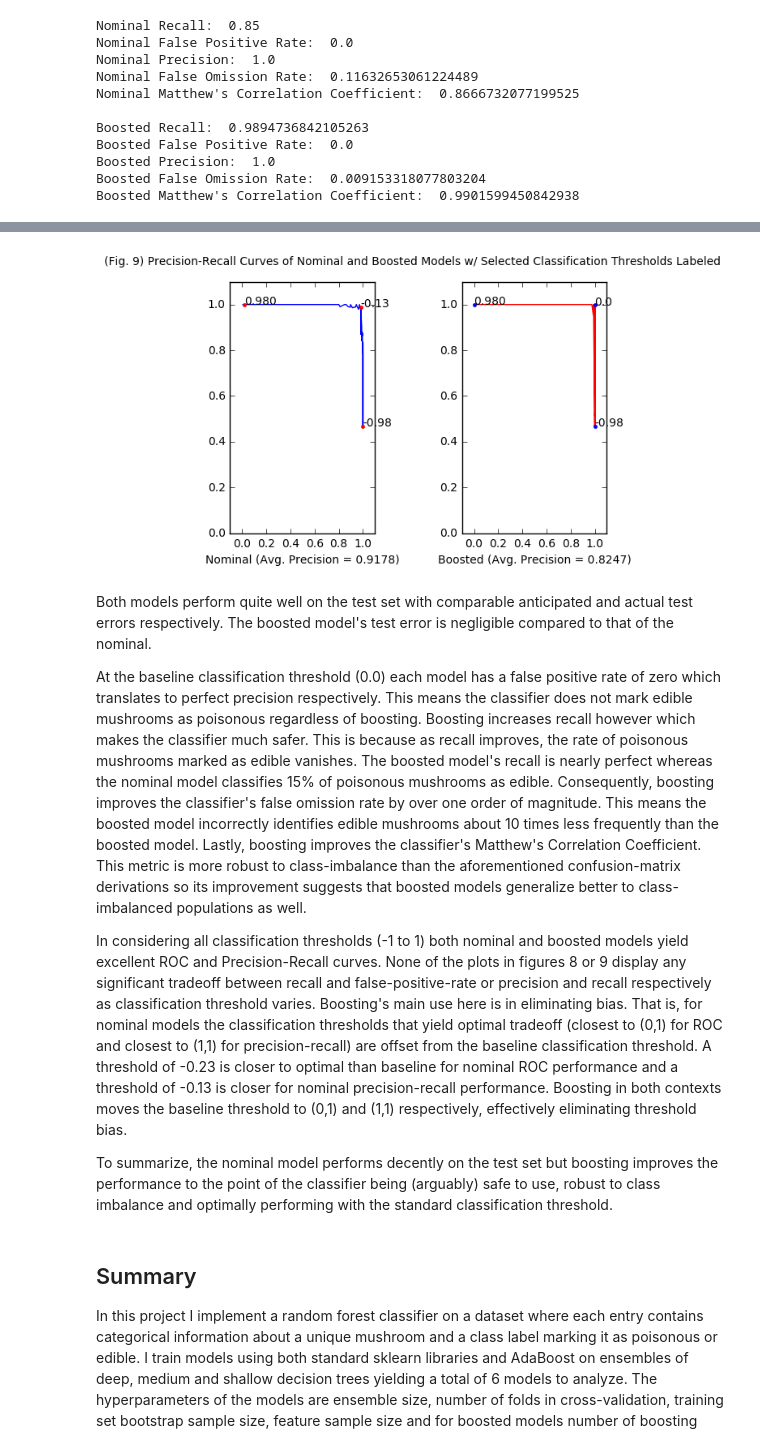
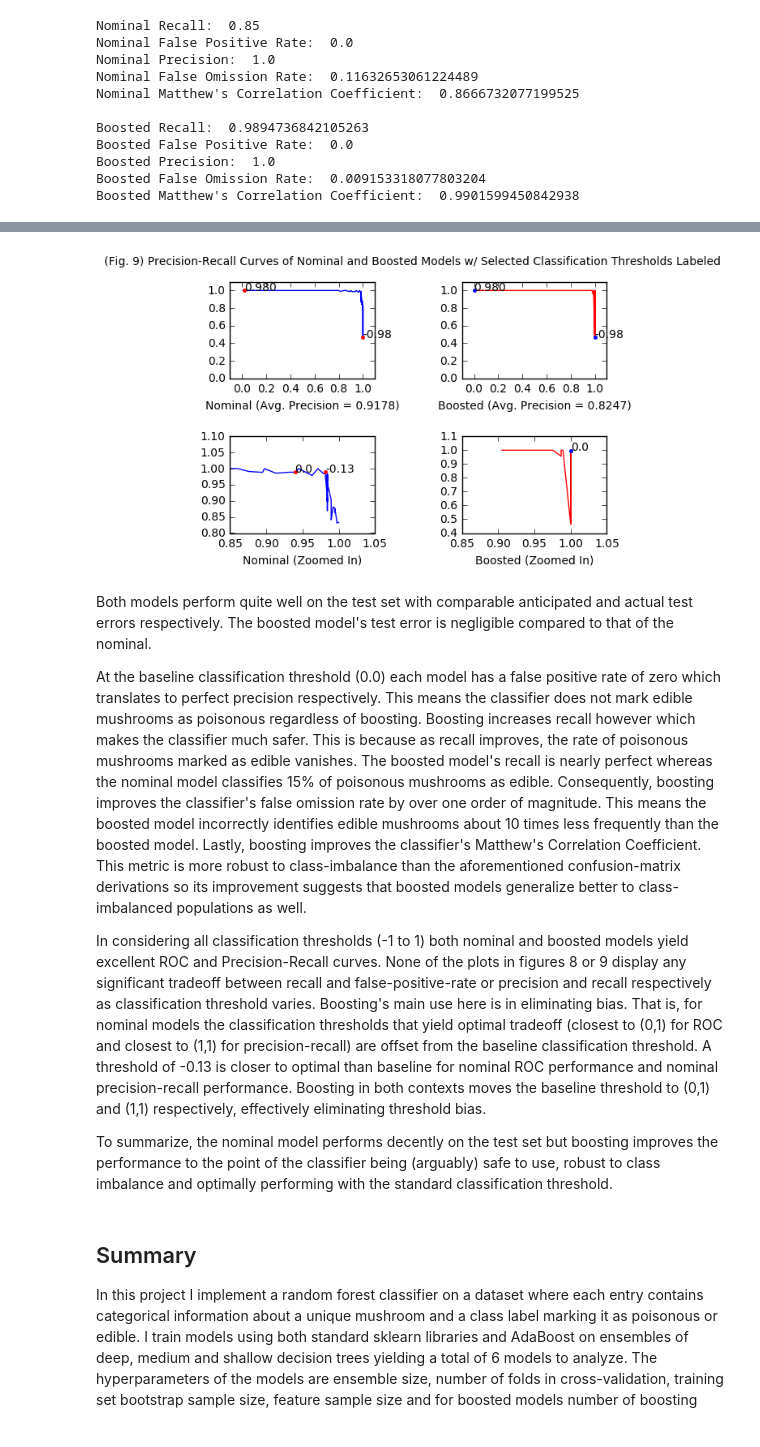
Before and after one commit to jdoran6251/Poison-Mushroom-Classifier, a Jupyter notebook: poison_mushroom_classifier.ipynb, the cells around one changed output, grey strips where cells are left out. Cells and saved outputs as stored; diff of their text form; code cells hidden in the pictures.

```diff
--- a/poison_mushroom_classifier.ipynb
+++ b/poison_mushroom_classifier.ipynb
@@ -978,40 +999,61 @@ plt.show()
 # %%
 fig = plt.figure()
 
-n_threshs = nominal_metrics.iloc[[1, 43, 99]][['threshold', 'precision', 'recall']]
-b_threshs = boosted_metrics.iloc[[1, 50, 99]][['threshold', 'precision', 'recall']]
+n_threshs = nominal_metrics.iloc[[1, 99]][['threshold', 'precision', 'recall']]
+b_threshs = boosted_metrics.iloc[[1, 99]][['threshold', 'precision', 'recall']]
+
+n_thresh_zoom = nominal_metrics.iloc[[43, 50]][['threshold', 'precision', 'recall']]
+b_thresh_zoom = boosted_metrics.iloc[[50]][['threshold', 'precision', 'recall']]
 
 nom_met = nominal_metrics.sort_values(by = 'recall')
 bos_met = boosted_metrics.sort_values(by = 'recall')
 
-p1 = fig.add_subplot(1,2,1)
+p1 = fig.add_subplot(2,2,1)
 p1.axis([-0.1,1.1,0,1.1])
 p1.set_xlabel('Nominal (Avg. Precision = ' + str(nom_met['precision'].mean())[:6] + ')')
 p1.plot(nom_met['recall'], nom_met['precision'])
 p1.plot(n_threshs['recall'], n_threshs['precision'], 'r.')
 for i, lbl in enumerate(n_threshs['threshold']):
     p1.annotate(str(lbl)[:5], (n_threshs['recall'].iloc[i], n_threshs['precision'].iloc[i]))
 
-p2 = fig.add_subplot(1,2,2)
+p2 = fig.add_subplot(2,2,2)
 p2.axis([-0.1,1.1,0,1.1])
 p2.set_xlabel('Boosted (Avg. Precision = ' + str(bos_met['precision'].mean())[:6] + ')')
 p2.plot(bos_met['recall'], bos_met['precision'], 'r')
 p2.plot(b_threshs['recall'], b_threshs['precision'], 'b.')
 for i, lbl in enumerate(b_threshs['threshold']):
     p2.annotate(str(lbl)[:5], (b_threshs['recall'].iloc[i], b_threshs['precision'].iloc[i]))
 
-fig.subplots_adjust(hspace = 0.0, wspace = 0.6)
+p3 = fig.add_subplot(2,2,3)
+p3.axis([0.85,1.05,0.8,1.1])
+p3.set_xlabel('Nominal (Zoomed In)')
+zoom_nom_met = nom_met[(nom_met['recall'] > 0.8) & (nom_met['precision'] > 0.8)]
+p3.plot(zoom_nom_met['recall'], zoom_nom_met['precision'])
+p3.plot(n_thresh_zoom['recall'], n_thresh_zoom['precision'], 'r.')
+for i, lbl in enumerate(n_thresh_zoom['threshold']):
+    p3.annotate(str(lbl)[:5], (n_thresh_zoom['recall'].iloc[i], n_thresh_zoom['precision'].iloc[i]))
+
+p4 = fig.add_subplot(2,2,4)
+p4.axis([0.85,1.05,0.4,1.1])
+p4.set_xlabel('Boosted (Zoomed In)')
+zoom_bos_met = bos_met[(bos_met['recall'] > 0.9)]
+p4.plot(zoom_bos_met['recall'], zoom_bos_met['precision'], 'r')
+p4.plot(b_thresh_zoom['recall'], b_thresh_zoom['precision'], 'b.')
+for i, lbl in enumerate(b_thresh_zoom['threshold']):
+    p4.annotate(str(lbl)[:5], (b_thresh_zoom['recall'].iloc[i], b_thresh_zoom['precision'].iloc[i]))
+
+fig.subplots_adjust(hspace = 0.6, wspace = 0.6)
 fig.suptitle('(Fig. 9) Precision-Recall Curves of Nominal and Boosted Models w/ Selected Classification Thresholds Labeled')
 plt.show()
 # %% [output]
-[figure, old version]
+[figure, new version]
 # %% [markdown]
 Both models perform quite well on the test set with comparable anticipated and actual test errors respectively. The boosted model's test error is negligible compared to that of the nominal.
 
 At the baseline classification threshold (0.0) each model has a false positive rate of zero which translates to perfect precision respectively. This means the classifier does not mark edible mushrooms as poisonous regardless of boosting.
 Boosting increases recall however which makes the classifier much safer. This is because as recall improves, the rate of poisonous mushrooms marked as edible vanishes. The boosted model's recall is nearly perfect whereas the nominal model classifies 15% of poisonous mushrooms as edible. Consequently, boosting improves the classifier's false omission rate by over one order of magnitude. This means the boosted model incorrectly identifies edible mushrooms about 10 times less frequently than the boosted model. Lastly, boosting improves the classifier's Matthew's Correlation Coefficient. This metric is more robust to class-imbalance than the aforementioned confusion-matrix derivations so its improvement suggests that boosted models generalize better to class-imbalanced populations as well.
 
-In considering all classification thresholds (-1 to 1) both nominal and boosted models yield excellent ROC and Precision-Recall curves. None of the plots in figures 8 or 9 display any significant tradeoff between recall and false-positive-rate or precision and recall respectively as classification threshold varies. Boosting's main use here is in eliminating bias. That is, for nominal models the classification thresholds that yield optimal tradeoff (closest to (0,1) for ROC and closest to (1,1) for precision-recall) are offset from the baseline classification threshold. A threshold of -0.23 is closer to optimal than baseline for nominal ROC performance and a threshold of -0.13 is closer for nominal precision-recall performance. Boosting in both contexts moves the baseline threshold to (0,1) and (1,1) respectively, effectively eliminating threshold bias.
+In considering all classification thresholds (-1 to 1) both nominal and boosted models yield excellent ROC and Precision-Recall curves. None of the plots in figures 8 or 9 display any significant tradeoff between recall and false-positive-rate or precision and recall respectively as classification threshold varies. Boosting's main use here is in eliminating bias. That is, for nominal models the classification thresholds that yield optimal tradeoff (closest to (0,1) for ROC and closest to (1,1) for precision-recall) are offset from the baseline classification threshold. A threshold of -0.13 is closer to optimal than baseline for nominal ROC performance and nominal precision-recall performance. Boosting in both contexts moves the baseline threshold to (0,1) and (1,1) respectively, effectively eliminating threshold bias.
 
 To summarize, the nominal model performs decently on the test set but boosting improves the performance to the point of the classifier being (arguably) safe to use, robust to class imbalance and optimally performing with the standard classification threshold.
 # %% [markdown]
```
Also changed, not shown: parts of 2 cells of this notebook.
